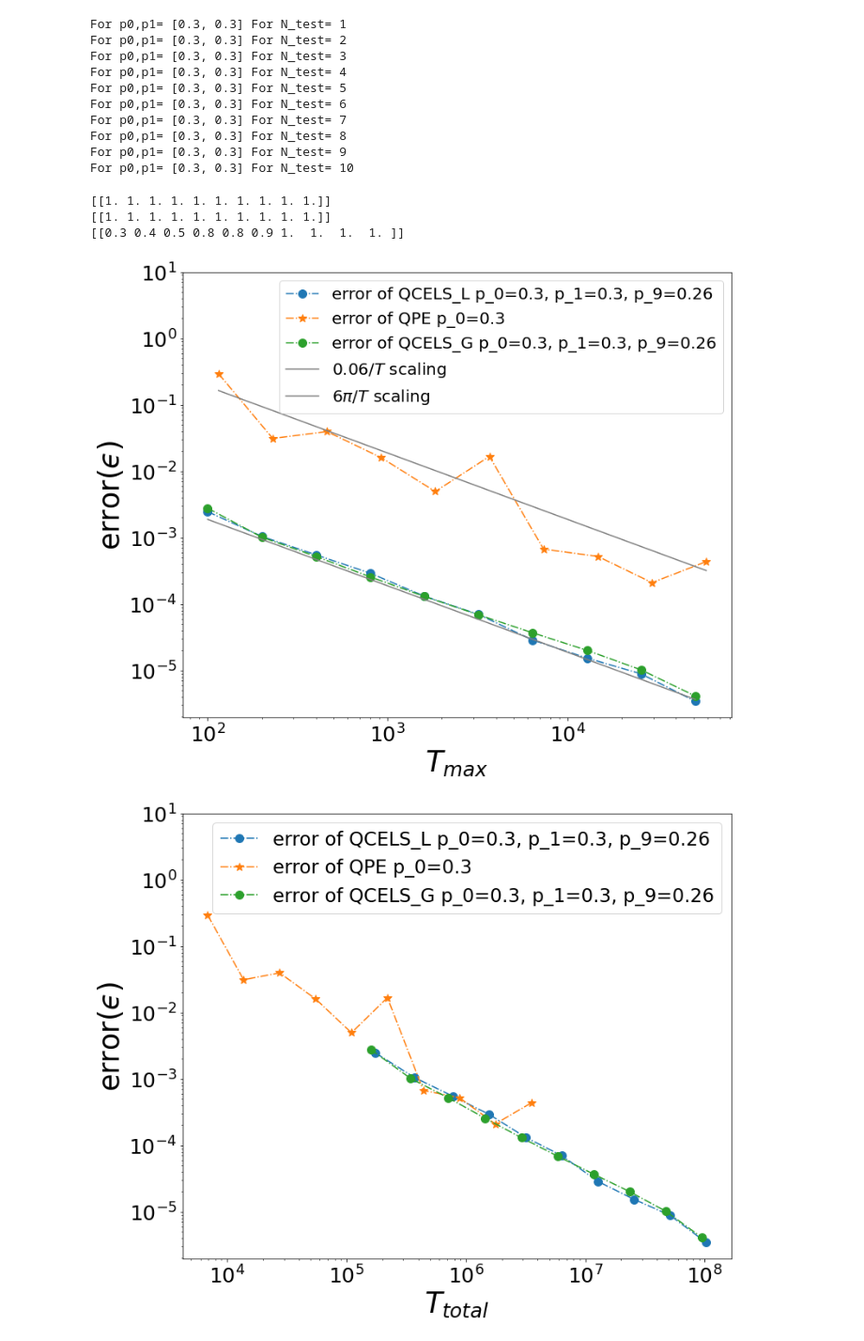
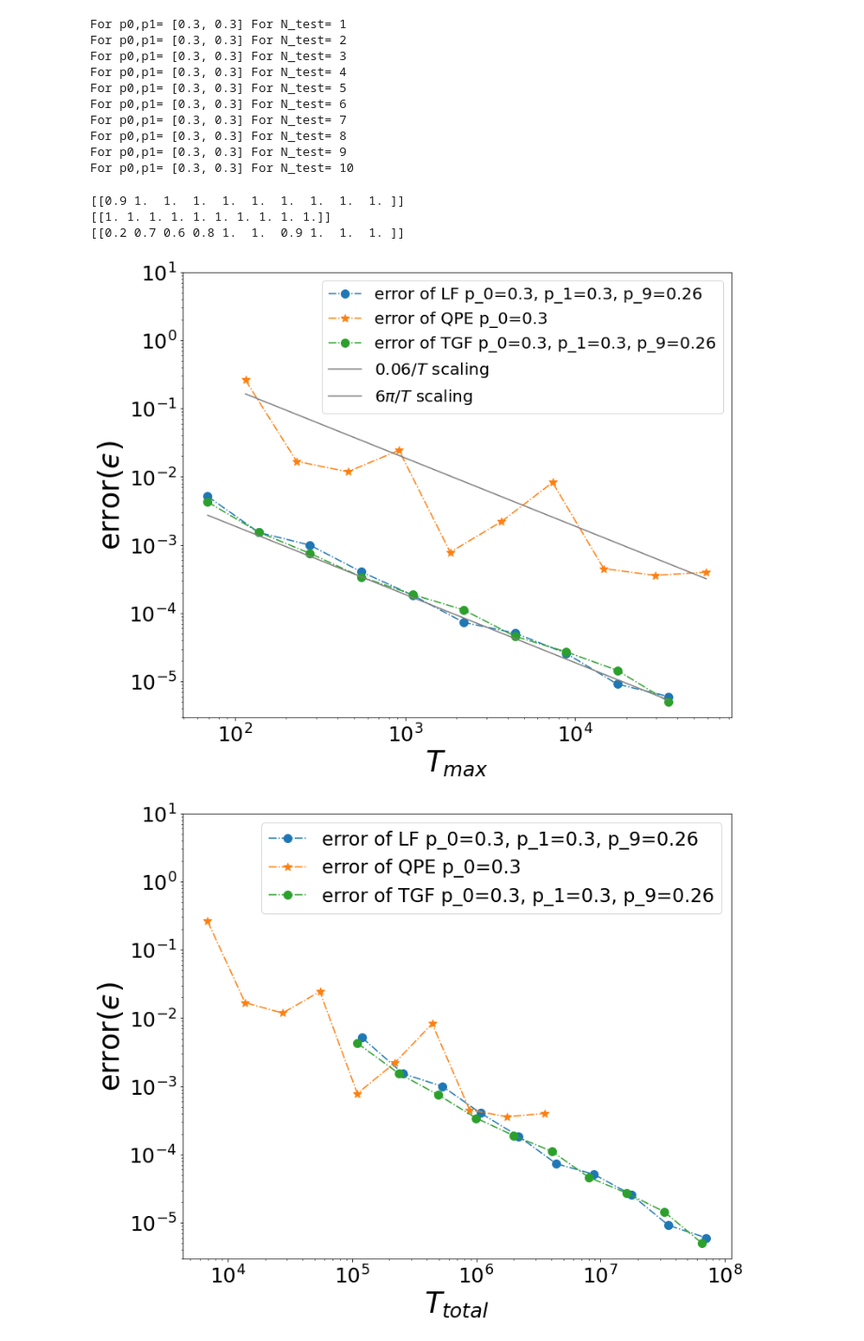
Before and after one commit to zhiyanding/MM-QCELS, a Jupyter notebook: compare_QCELS_QPE_tfim_8sites.ipynb, the cells around one changed output. Shown at 94% size. Saved outputs shown, nothing was run; the diff lists cells and outputs as text; code cells hidden in the pictures.

```diff
--- a/compare_QCELS_QPE_tfim_8sites.ipynb
+++ b/compare_QCELS_QPE_tfim_8sites.ipynb
@@ -87,7 +87,7 @@ for a1 in range(len(p0_array)):
         gamma=0
         for ix in range(len(T_list_QCELS)):
             T = T_list_QCELS[ix]
-            T_0 = 50
+            T_0 = 5/min(spectrum[9]-spectrum[1],spectrum[1]-spectrum[0])
             NT_0 = 3000
             NT = 2000
             lambda_prior = np.append(spectrum[0:2],spectrum[9])+np.random.uniform(-1,1,3)/T_0
@@ -109,7 +109,7 @@ for a1 in range(len(p0_array)):
         gamma=1
         for ix in range(len(T_list_QCELS)):
             T = T_list_QCELS[ix]
-            T_0 = 50
+            T_0 = 5/min(spectrum[9]-spectrum[1],spectrum[1]-spectrum[0])
             NT_0 = 3000
             NT = 2000
             lambda_prior = np.append(spectrum[0:2],spectrum[9])+np.random.uniform(-1,1,3)/T_0
@@ -168,49 +168,49 @@ print(rate_success_QCELS_gaussian)
 print(rate_success_QPE)
 fig1=plt.figure(figsize=(12,10))
 plt.plot(max_T_QCELS[0,:],err_QCELS[0,:],linestyle="-.",marker="o",
-         label="error of QCELS_L p_0={}, p_1={}, p_9={}".format(p0_array[0],p1_array[0],p9_array[0]))
+         label="error of LF p_0={}, p_1={}, p_9={}".format(p0_array[0],p1_array[0],p9_array[0]))
 plt.plot(T_list_QPE,err_QPE[0,:],linestyle="-.",marker="*",
          label="error of QPE p_0={}".format(p0_array[0]))
 plt.plot(max_T_QCELS_gaussian[0,:],err_QCELS_gaussian[0,:],linestyle="-.",marker="o",
-         label="error of QCELS_G p_0={}, p_1={}, p_9={}".format(p0_array[0],p1_array[0],p9_array[0]))
+         label="error of TGF p_0={}, p_1={}, p_9={}".format(p0_array[0],p1_array[0],p9_array[0]))
 # plt.plot(T_list_QPE,err_QPE[1,:],linestyle="-.",marker="*",
 #          label="error of QPE p_0={}".format(p0_array[1]))
 plt.plot(max_T_QCELS[0,:],0.06*np.pi/max_T_QCELS[0,:],linestyle="-",color="grey",label="$0.06/T$ scaling")
 plt.plot(T_list_QPE,6*np.pi/T_list_QPE,linestyle="-",color="grey",label="$6\pi/T$ scaling")
 plt.xlabel("$T_{max}$",fontsize=35)
 plt.ylabel("error($ϵ$)",fontsize=35)
 plt.xticks(fontsize=25)
 plt.yticks(fontsize=25)
 plt.xscale("log")
 plt.yscale("log")
 plt.ylim(top=10)
 plt.legend(fontsize=20)
 plt.savefig('TFIM_depth_8_all.pdf')
 fig2=plt.figure(figsize=(12,10))
 plt.plot(cost_list_avg_QCELS[0,:],err_QCELS[0,:],linestyle="-.",marker="o",
-         label="error of QCELS_L p_0={}, p_1={}, p_9={}".format(p0_array[0],p1_array[0],p9_array[0]))
+         label="error of LF p_0={}, p_1={}, p_9={}".format(p0_array[0],p1_array[0],p9_array[0]))
 plt.plot(cost_list_avg_QPE[0,:],err_QPE[0,:],linestyle="-.",marker="*",
          label="error of QPE p_0={}".format(p0_array[0]))
 plt.plot(cost_list_avg_QCELS_gaussian[0,:],err_QCELS_gaussian[0,:],linestyle="-.",marker="o",
-         label="error of QCELS_G p_0={}, p_1={}, p_9={}".format(p0_array[0],p1_array[0],p9_array[0]))
+         label="error of TGF p_0={}, p_1={}, p_9={}".format(p0_array[0],p1_array[0],p9_array[0]))
 # plt.plot(cost_list_avg_QPE[1,:],err_QPE[1,:],linestyle="-.",marker="*",
 #          label="error of QPE p_0={}".format(p0_array[1]))
 plt.xlabel("$T_{total}$",fontsize=35)
 plt.ylabel("error($ϵ$)",fontsize=35)
 plt.xticks(fontsize=25)
 plt.yticks(fontsize=25)
 plt.xscale("log")
 plt.yscale("log")
 plt.ylim(top=10)
 plt.legend(fontsize=23)
 plt.savefig('TFIM_cost_8_all.pdf')
 plt.show()
 # %% [output]
+[[0.9 1.  1.  1.  1.  1.  1.  1.  1.  1. ]]
 [[1. 1. 1. 1. 1. 1. 1. 1. 1. 1.]]
-[[1. 1. 1. 1. 1. 1. 1. 1. 1. 1.]]
-[[0.3 0.4 0.5 0.8 0.8 0.9 1.  1.  1.  1. ]]
+[[0.2 0.7 0.6 0.8 1.  1.  0.9 1.  1.  1. ]]
-[figure, old version]
+[figure, new version]
-[figure, old version]
+[figure, new version]
 # %%
 fig3=plt.figure(figsize=(12,10))
 plt.plot(max_T_QCELS[0,:],err_QCELS_ground[0,:],linestyle="-.",marker="o",
```
Also changed, not shown: parts of 1 cell of this notebook, 36 other files.
